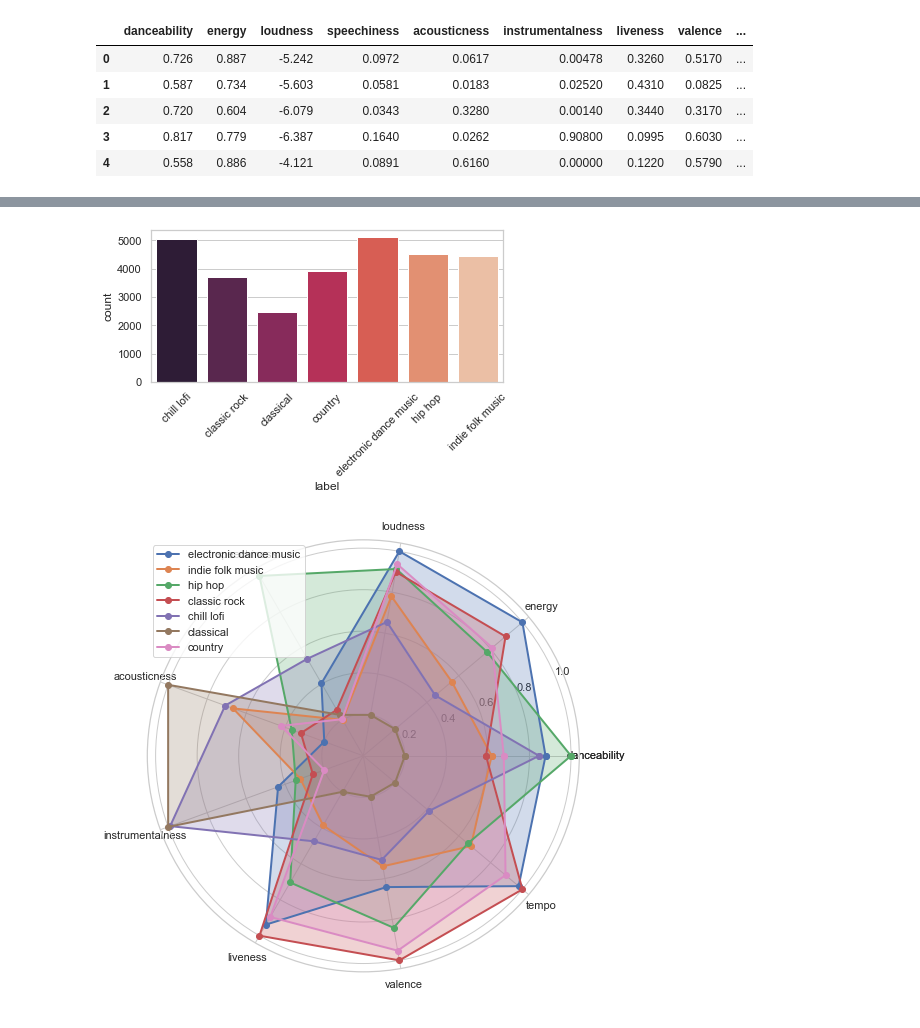
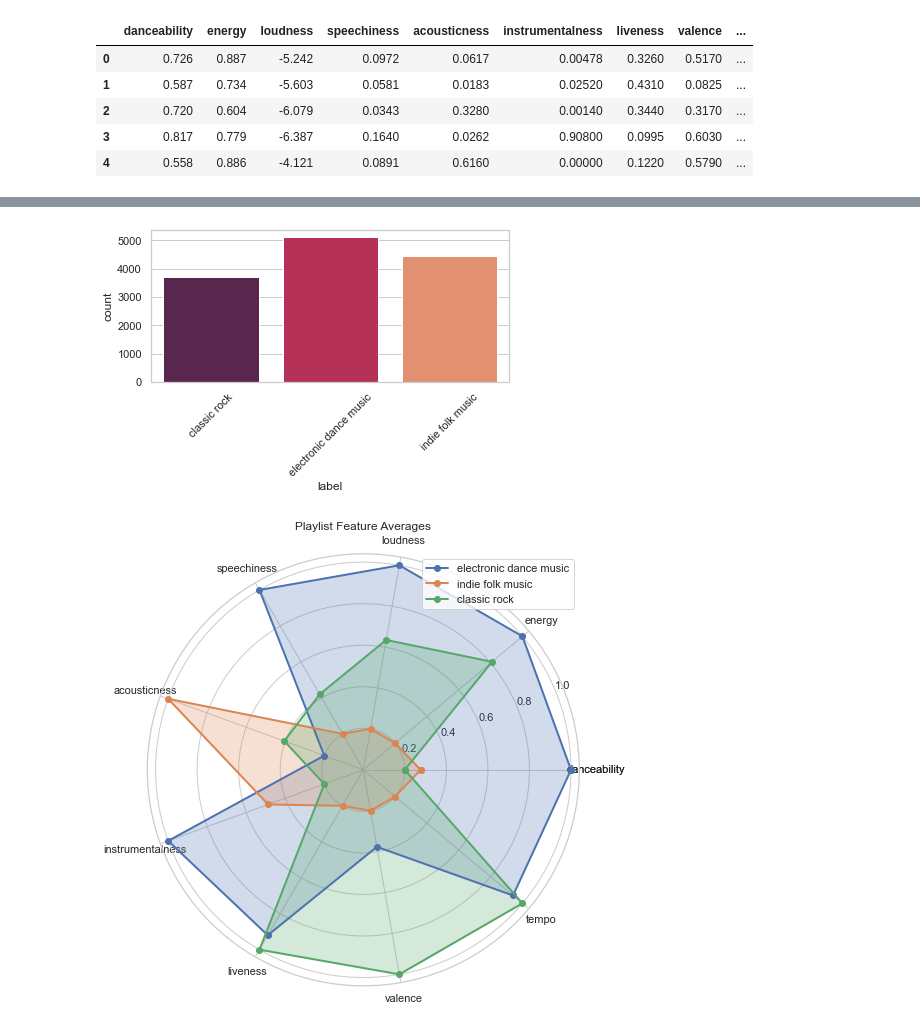
Before and after one commit to andrec279/contextify, a Jupyter notebook: contextify_explore.ipynb, the cells around one changed output, grey strips where cells are left out. Drawn from its saved outputs; the diff is of its cells as text; code cells hidden in the pictures.

```diff
--- a/contextify_explore.ipynb
+++ b/contextify_explore.ipynb
@@ -364,14 +359,15 @@ def get_audio_features(track_ids):
 def search_and_label(pl_name, num_pl_search):
     '''
     Parameters:
-        - Playlist name user wants to create
-        - Max # of playlists to return per keyword search
+        - pl_name: Playlist name user wants to create, passed into keyword search in get_playlist_track_ids()
+        - num_pl_search: Max # of playlists to return per keyword search using get_playlist_track_ids()
 
-    Function: Run a Spotify API keyword search for playlists matching the pl_name, then
-    store all of the songs from each playlist by track id. Keeps track of which keyword search
+    Function: Run a Spotify API keyword search for playlists matching the pl_name using get_playlist_track_ids(),
+    then store all of the songs from each playlist by track id. Keeps track of which keyword search
     the song came from in the labels column.
 
-    Return: Dataframe containing class labels. Labels are not mutually exclusive.
+    Return: Dataframe containing class labels. Labels are not mutually exclusive. To be joined with
+    master dataset.
 
     Dataframe format:
     trackid | label
@@ -398,14 +394,14 @@ def search_and_label(pl_name, num_pl_search):
 def store_data(pl_name, num_pl_search):
     '''
     Parameters:
-        - Playlist name user wants to create
-        - Max # of playlists to return per keyword search
+        - pl_name: Playlist name user wants to create, passed into search_and_label()
+        - num_pl_search: Max # of playlists to return per keyword search, passed into search_and_label()
 
-    Function: Call search_and_label() to get track ids and labels, then call
-    get_audio_features() on track ids to get features. Finally, call
-    get_genres() to get the Deezer genre for each song. Merge the three
-    dataframe outputs on track_id to get complete dataset, then one hot encode
-    the genre categorical variable.
+    Function: Get all unique playlist names that are already in data store, and only proceed with function
+    if the input pl_name is not already in this list. Call search_and_label() to get track ids and labels, then call
+    get_audio_features() on track ids to get features. Finally, call get_genres() to get the Deezer genre for each
+    song. Merge the three dataframe outputs on track_id to get complete dataset, then store to csv file. For future
+    plotly-dash module, this will save to CloudSQL database instead.
 
     Return: True if csv is written successfully
 
@@ -416,7 +412,7 @@ def store_data(pl_name, num_pl_search):
     '''
     t0 = time.time()
 
-    # ----- ADD SQL SELECT UNIQUE label FROM [tableName] LOGIC HERE -----
+    # ----- REPLACE WITH SQL SELECT UNIQUE label FROM [tableName] LOGIC HERE -----
 
     if path.exists('trackdata.csv'):
         existing_data = pd.read_csv('trackdata.csv')
@@ -441,7 +437,7 @@ def store_data(pl_name, num_pl_search):
     track_data = track_data.loc[:,~track_data.columns.duplicated()]
 
     try:
-        # ----- ADD SQL INSERT INTO [tableName] LOGIC HERE -----
+        # ----- REPLACE WITH SQL INSERT INTO [tableName] LOGIC HERE -----
 
         if path.exists('trackdata.csv'):
             track_data.to_csv('trackdata.csv', mode='a', header=False, index=False)
@@ -591,5 +552,5 @@ chill lofi already exists in dataset
 classical already exists in dataset
 country already exists in dataset
 # %%
-data_pulled = get_data(['electronic dance music', 'indie folk music', 'hip hop', 'classic rock', 'chill lofi', 'classical', 'country'])
+data_pulled = get_data(['electronic dance music', 'indie folk music', 'classic rock'])
 # %% [output]
@@ -621,8 +583,8 @@ Ideas:
 # Set theme
 sns.set(style="whitegrid")
 # %%
-# Genre breakdown
-fig, ax = plt.subplots(len(pl_names), 1, figsize=(18, 20))
+''' Genre breakdown '''
+fig, ax = plt.subplots(len(playlists), 1, figsize=(18, 20))
 
 row = 0
 
@@ -642,5 +604,5 @@ plt.show()
 # %%
-# barplot of class sizes
+''' Barplot of class sizes '''
 class_sizes = data.groupby('label', as_index=False).agg(
     count=pd.NamedAgg(column='label', aggfunc='count')
 )
@@ -650,10 +612,10 @@ for item in plot.get_xticklabels():
         item.set_rotation(45)
 plt.tight_layout()
 # %% [output]
-[figure, old version]
+[figure, new version]
 # %%
 '''
-[1] Radar chart to compare average feature values between playlists
+Radar chart to compare average feature values between playlists
 
 Generate dataframe with n rows for n playlists and feature values in the columns.
 1. Reshape dataframe so each row has a playlist name of a song with the song's features
@@ -665,7 +627,6 @@ playlist | feature 1 | feature 2 | feature 3 | ...
 pl_1     |    0.5    |    0.8    |    0.9    | ...
 
 '''
-from sklearn.preprocessing import MinMaxScaler
 
 pls_df = pd.DataFrame(columns = ['label'] + features)
 
@@ -675,31 +636,34 @@ for item in playlists:
     pl_averages = pl_df.groupby('label', as_index=False).mean()
     pls_df = pls_df.append(pl_averages, ignore_index=True)
 
 scaler = MinMaxScaler(feature_range=(0.2, 1))
 
 pls_df_scaled = pd.DataFrame(columns = ['label'] + features)
 pls_df_values_scaled = scaler.fit_transform(pls_df[features].values)
 
 i = 0
 for row in pls_df_values_scaled:
     pls_df_scaled_row = dict(zip(features, row))
     pls_df_scaled_row['playlist'] = playlists[i]
     pls_df_scaled = pls_df_scaled.append(pls_df_scaled_row, ignore_index=True)
     i+=1
 
 fig = plt.figure()
 ax = fig.add_axes([0.30, 0.2, 1.5, 1.5], polar=True)
 labels = np.array(features)
 
 for index, row in pls_df_scaled.iterrows():
     stats = pls_df_scaled.loc[index, labels].values
     angles=np.linspace(0, 2*np.pi, len(labels), endpoint=False)
     stats=np.concatenate((stats,[stats[0]]))
     angles=np.concatenate((angles,[angles[0]]))
     ax.plot(angles, stats, 'o-', linewidth=2)
     ax.fill(angles, stats, alpha=0.25)
     ax.set_thetagrids(angles * 180/np.pi, np.array(features + [features[0]]))
     ax.legend(playlists)
     ax.grid(True)
+
+plt.title('Playlist Feature Averages')
+plt.show()
 # %% [output]
-[figure, old version]
+[figure, new version]
```
Also changed, not shown: parts of 50 cells of this notebook, 2 other files.
